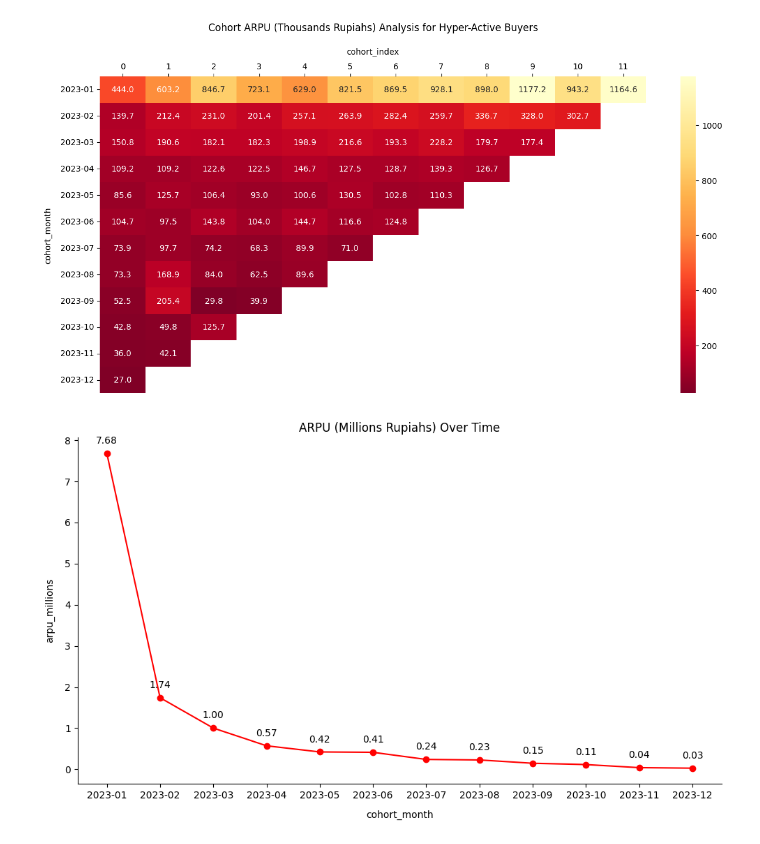
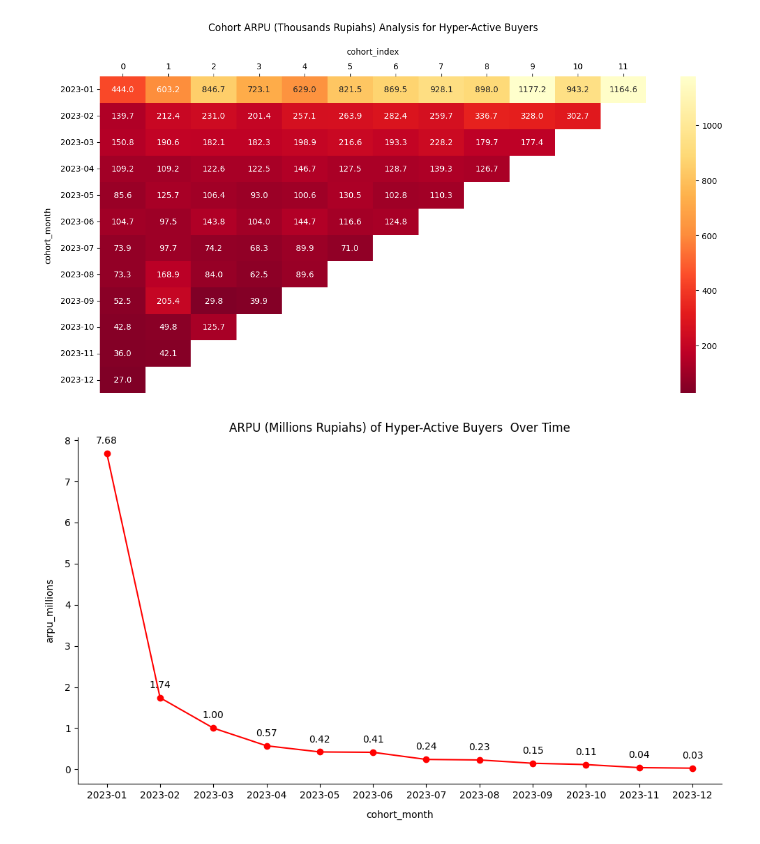
Before and after one commit to arguto1993/b2bcommerce, a Jupyter notebook: 3. cohort/cohort_buyer_hyper.ipynb, the cells around one changed output. Saved outputs shown, nothing was run; the diff lists cells and outputs as text; code cells hidden in the pictures.

Commit message:
add seasonal buyer cohort analysis

```diff
--- a/3. cohort/cohort_buyer_hyper.ipynb
+++ b/3. cohort/cohort_buyer_hyper.ipynb
@@ -569,32 +569,32 @@ plt.show()
 # Extracting data for plotting
 cohort_month = cohort_arpu_group_data.index
 arpu_millions = cohort_arpu_group_data['arpu_millions']
 
 # Creating the line chart
 plt.figure(figsize=(10, 6))
 plt.plot(cohort_month, arpu_millions, marker='o', color='red', linestyle='-')
 
 # Adding data labels
 for i, txt in enumerate(arpu_millions):
     plt.annotate(f'{txt:.2f}', (cohort_month[i], arpu_millions[i]), textcoords="offset points", xytext=(0,10), ha='center')
 
 # Adding labels and title
-plt.title('ARPU (Millions Rupiahs) Over Time')
+plt.title('ARPU (Millions Rupiahs) of Hyper-Active Buyers  Over Time')
 plt.xlabel('cohort_month', labelpad=10)
 plt.ylabel('arpu_millions', labelpad=10)
 
 # Removing background gridlines
 plt.grid(False)
 
 # Removing top and right spines
 plt.gca().spines['top'].set_visible(False)
 plt.gca().spines['right'].set_visible(False)
 
 # Rotating x-axis labels for better readability
 # plt.xticks(rotation=90)
 
 # Display the plot
 plt.tight_layout()
 plt.show()
 # %% [output]
-[figure, old version]
+[figure, new version]
```
Also changed, not shown: 1 other file.
